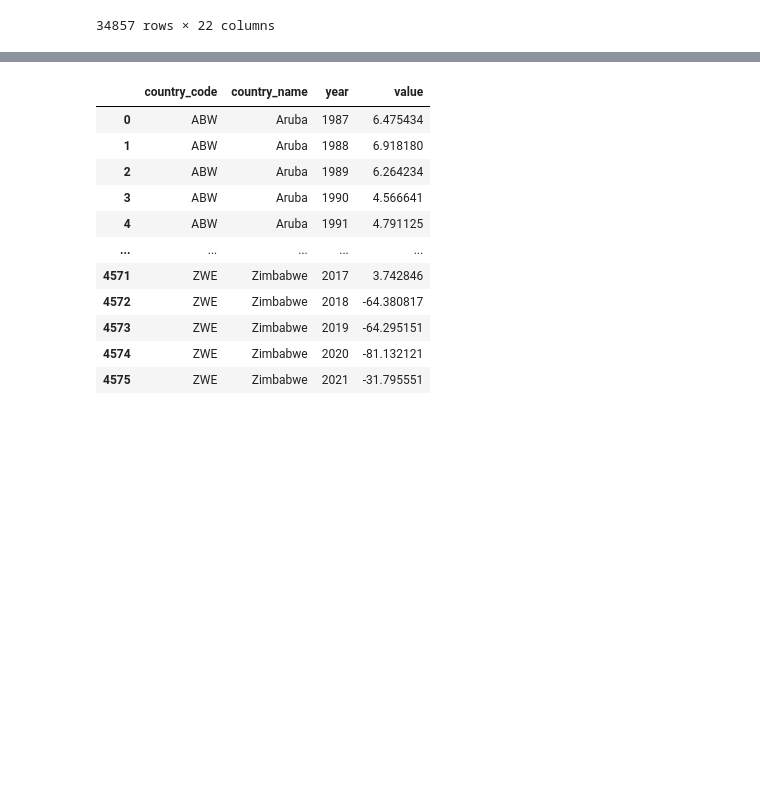
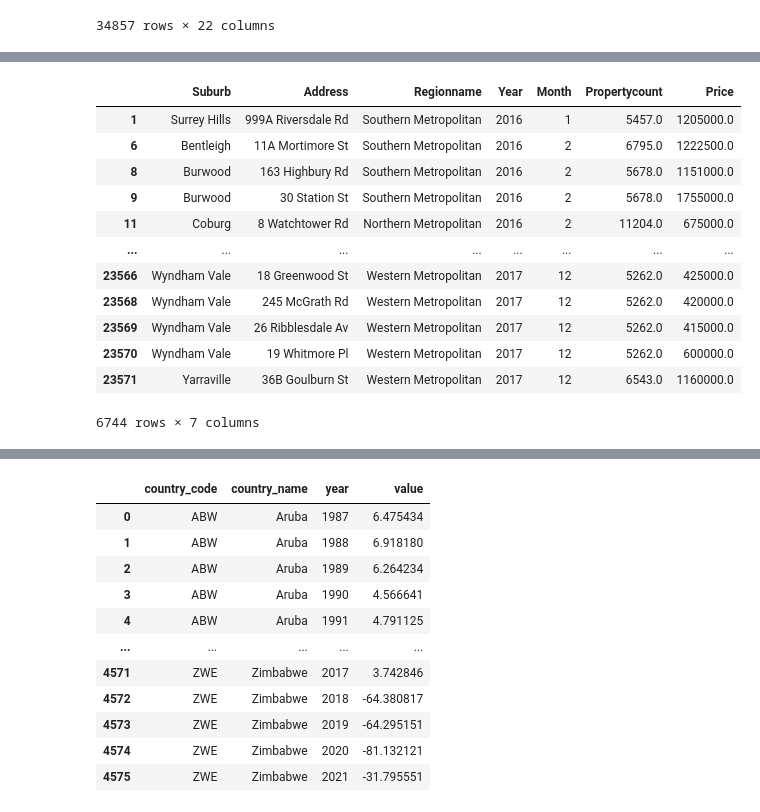
Before and after one commit to Anton0Lee/Project1_grp5, a Jupyter notebook: project1 main codes.ipynb, the cells around one changed output, grey strips where cells are left out. Drawn from its saved outputs; the diff is of its cells as text; code cells hidden in the pictures; blank space fills up the shorter version.

```diff
--- a/project1 main codes.ipynb
+++ b/project1 main codes.ipynb
@@ -148,3 +144,22 @@ housing_data_df5
+# %%
+#rduced columns to use for comparing interest rate
+housing_data_df5 = housing_data_df4[['Suburb', 'Address', 'Regionname', 'Year', 'Month', 'Propertycount', 'Price']]
+housing_data_df5
+# housing_data_df4 = data use for vs interest rate
+# %% [output]
+|  | Suburb | Address | Regionname | Year | Month | Propertycount | Price |
+| 1 | Surrey Hills | 999A Riversdale Rd | Southern Metropolitan | 2016 | 1 | 5457.0 | 1205000.0 |
+| 6 | Bentleigh | 11A Mortimore St | Southern Metropolitan | 2016 | 2 | 6795.0 | 1222500.0 |
+| 8 | Burwood | 163 Highbury Rd | Southern Metropolitan | 2016 | 2 | 5678.0 | 1151000.0 |
+| 9 | Burwood | 30 Station St | Southern Metropolitan | 2016 | 2 | 5678.0 | 1755000.0 |
+| 11 | Coburg | 8 Watchtower Rd | Northern Metropolitan | 2016 | 2 | 11204.0 | 675000.0 |
+| ... | ... | ... | ... | ... | ... | ... | ... |
+| 23566 | Wyndham Vale | 18 Greenwood St | Western Metropolitan | 2017 | 12 | 5262.0 | 425000.0 |
+| 23568 | Wyndham Vale | 245 McGrath Rd | Western Metropolitan | 2017 | 12 | 5262.0 | 420000.0 |
+| 23569 | Wyndham Vale | 26 Ribblesdale Av | Western Metropolitan | 2017 | 12 | 5262.0 | 415000.0 |
+| 23570 | Wyndham Vale | 19 Whitmore Pl | Western Metropolitan | 2017 | 12 | 5262.0 | 600000.0 |
+| 23571 | Yarraville | 36B Goulburn St | Western Metropolitan | 2017 | 12 | 6543.0 | 1160000.0 |
+6744 rows × 7 columns
 # %%
 housing_data_df5['Regionname'].value_counts()
 # %% [output]
```
Also changed, not shown: parts of 13 cells of this notebook.
